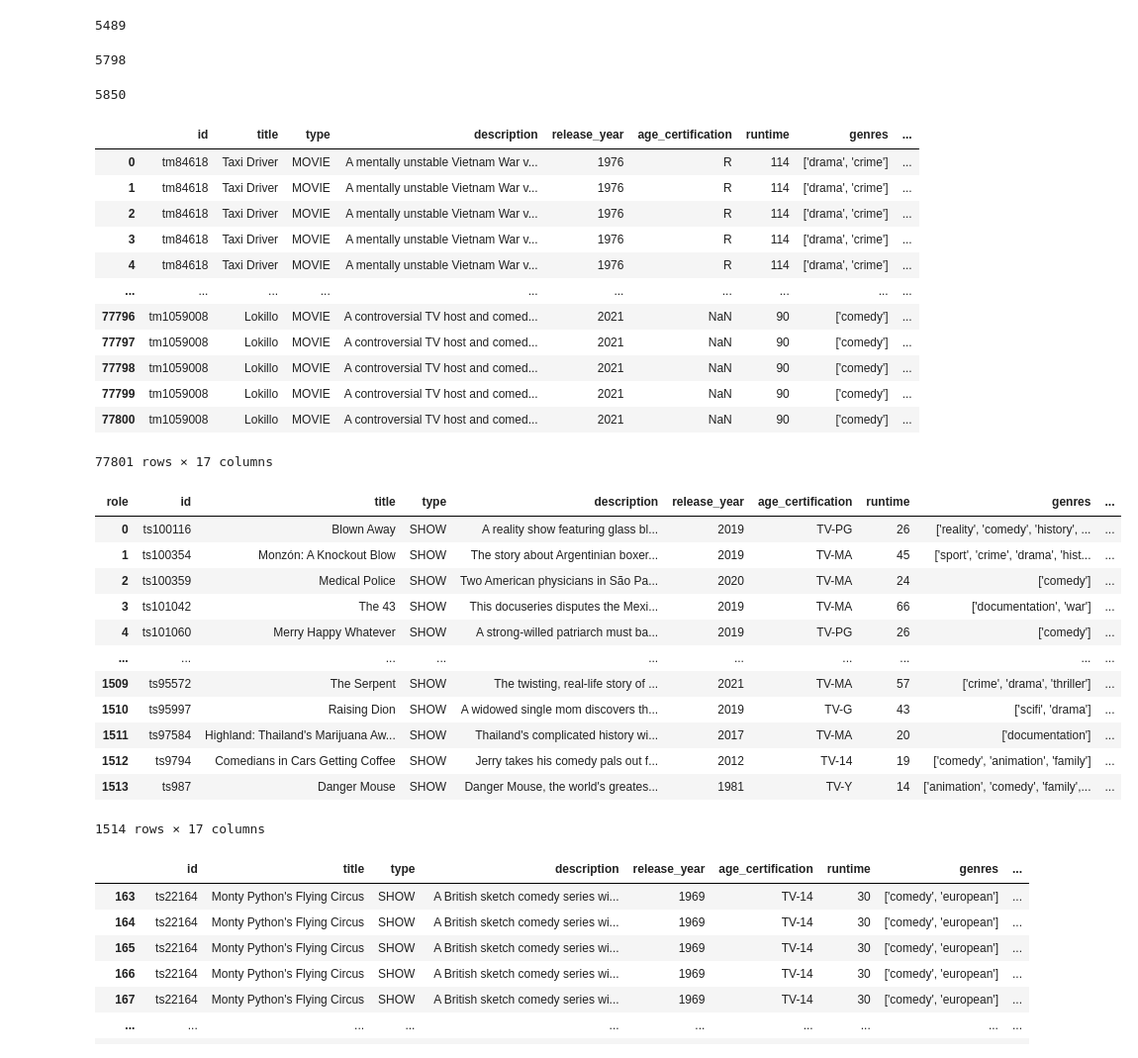
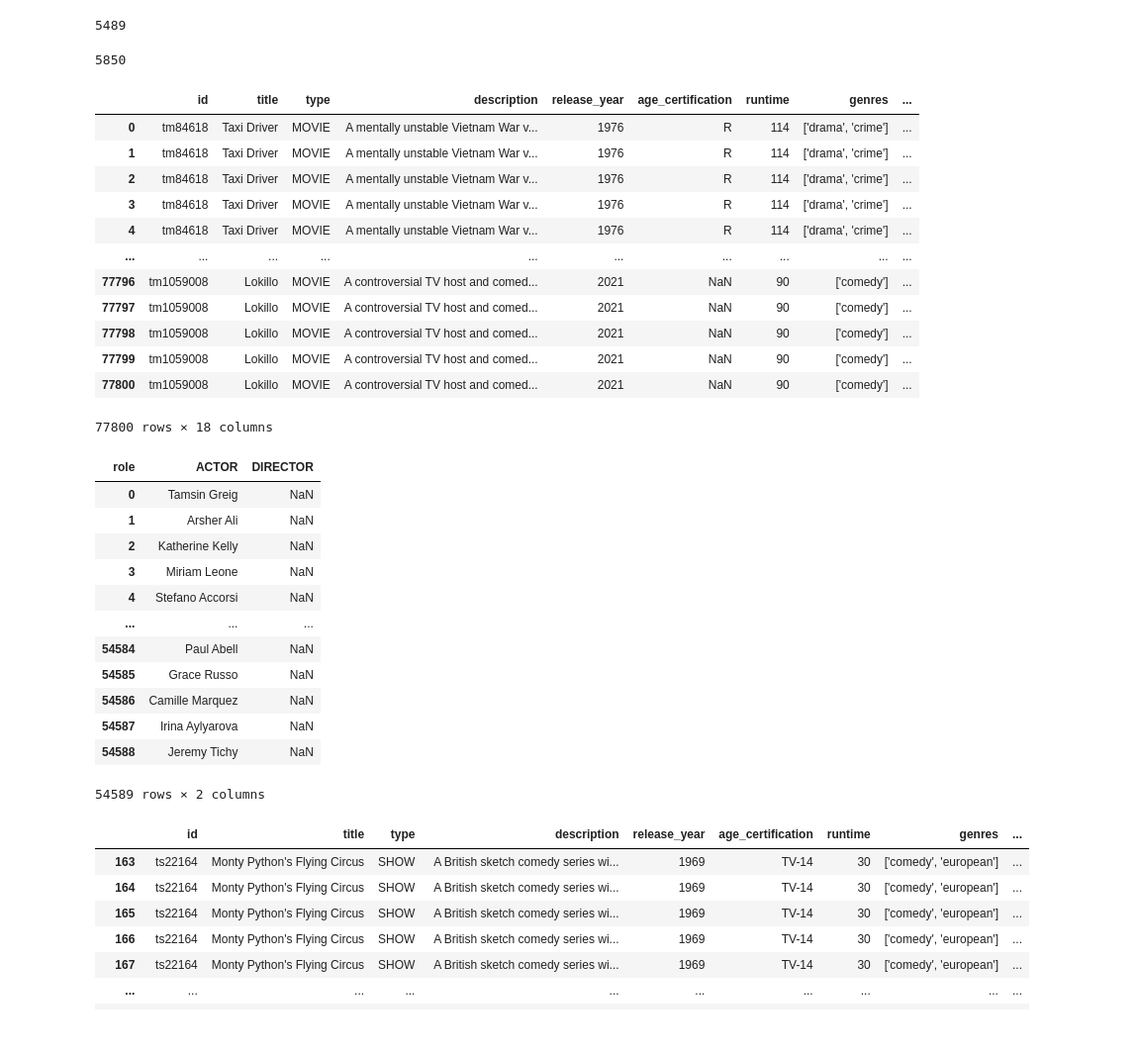
Before and after one commit to Vladboy2/EECS3401FinalProject, a Jupyter notebook: MovieShowPredictor.ipynb, the cells around one changed output. Shown: that part at 99% size. Saved outputs shown, nothing was run; the diff lists cells and outputs as text; code cells hidden in the pictures.

```diff
--- a/MovieShowPredictor.ipynb
+++ b/MovieShowPredictor.ipynb
@@ -11,19 +11,16 @@ unique_count = credits_df['id'].nunique()
 print(unique_count)
 # %% [output]
 5489
-# %%
-titles_df
-unique_count = titles_df['title'].nunique()
-print(unique_count)
-# duplicates = titles_df[titles_df.duplicated(subset=['title'], keep=False)]
-duplicate_values = titles_df['title'].duplicated().count()
-duplicate_values
-# %% [output]
-5798
-5850
+# %%
+titles_df
+unique_count = titles_df['id'].nunique()
+print(unique_count)
+# %% [output]
+5850
 # %%
 combined_df = pd.merge(titles_df, credits_df, left_on = "id", right_on = "id")
-combined_df = combined_df.drop('character', axis=1).drop('person_id', axis=1)
+combined_df = combined_df.drop('character', axis=1)
+combined_df.dropna(subset=['title'], inplace=True)
 combined_df
 # %% [output]
 |  | id | title | type | description | release_year | age_certification | runtime | genres | ... |
@@ -38,27 +35,33 @@ combined_df
 | 77798 | tm1059008 | Lokillo | MOVIE | A controversial TV host and comed... | 2021 | NaN | 90 | ['comedy'] | ... |
 | 77799 | tm1059008 | Lokillo | MOVIE | A controversial TV host and comed... | 2021 | NaN | 90 | ['comedy'] | ... |
 | 77800 | tm1059008 | Lokillo | MOVIE | A controversial TV host and comed... | 2021 | NaN | 90 | ['comedy'] | ... |
-77801 rows × 17 columns
+77800 rows × 18 columns
 # %%
-pivot_df = combined_df.pivot_table(index=['id', 'title', 'type', 'description', 'release_year', 'age_certification', 'runtime', 'genres', 'production_countries', 'seasons', 'imdb_id', 'imdb_score', 'imdb_votes', 'tmdb_popularity', 'tmdb_score'],
-                          columns='role',
-                          values='name',
-                          aggfunc=lambda x: ', '.join(x)).reset_index()
+# pivot_df = combined_df.pivot_table(index=['id', 'title', 'type', 'description', 'release_year', 'age_certification', 'runtime', 'genres', 'production_countries', 'seasons', 'imdb_id', 'imdb_score', 'imdb_votes', 'tmdb_popularity', 'tmdb_score'],
+#                           columns='role',
+#                           values='name',
+#                           aggfunc=lambda x: ', '.join(x)).reset_index()
+# pivot_df
+# Pivot the table
+pivot_df = combined_df.pivot_table(index=combined_df.index, columns='role', values='name', aggfunc='first')
+
+# Reset index if needed
+pivot_df.reset_index(drop=True, inplace=True)
 pivot_df
 # %% [output]
-| role | id | title | type | description | release_year | age_certification | runtime | genres | ... |
-| 0 | ts100116 | Blown Away | SHOW | A reality show featuring glass bl... | 2019 | TV-PG | 26 | ['reality', 'comedy', 'history', ... | ... |
-| 1 | ts100354 | Monzón: A Knockout Blow | SHOW | The story about Argentinian boxer... | 2019 | TV-MA | 45 | ['sport', 'crime', 'drama', 'hist... | ... |
-| 2 | ts100359 | Medical Police | SHOW | Two American physicians in São Pa... | 2020 | TV-MA | 24 | ['comedy'] | ... |
-| 3 | ts101042 | The 43 | SHOW | This docuseries disputes the Mexi... | 2019 | TV-MA | 66 | ['documentation', 'war'] | ... |
-| 4 | ts101060 | Merry Happy Whatever | SHOW | A strong-willed patriarch must ba... | 2019 | TV-PG | 26 | ['comedy'] | ... |
-| ... | ... | ... | ... | ... | ... | ... | ... | ... | ... |
-| 1509 | ts95572 | The Serpent | SHOW | The twisting, real-life story of ... | 2021 | TV-MA | 57 | ['crime', 'drama', 'thriller'] | ... |
-| 1510 | ts95997 | Raising Dion | SHOW | A widowed single mom discovers th... | 2019 | TV-G | 43 | ['scifi', 'drama'] | ... |
-| 1511 | ts97584 | Highland: Thailand's Marijuana Aw... | SHOW | Thailand's complicated history wi... | 2017 | TV-MA | 20 | ['documentation'] | ... |
-| 1512 | ts9794 | Comedians in Cars Getting Coffee | SHOW | Jerry takes his comedy pals out f... | 2012 | TV-14 | 19 | ['comedy', 'animation', 'family'] | ... |
-| 1513 | ts987 | Danger Mouse | SHOW | Danger Mouse, the world's greates... | 1981 | TV-Y | 14 | ['animation', 'comedy', 'family',... | ... |
+| role | ACTOR | DIRECTOR |
+| 0 | Tamsin Greig | NaN |
+| 1 | Arsher Ali | NaN |
+| 2 | Katherine Kelly | NaN |
+| 3 | Miriam Leone | NaN |
+| 4 | Stefano Accorsi | NaN |
+| ... | ... | ... |
+| 54584 | Paul Abell | NaN |
+| 54585 | Grace Russo | NaN |
+| 54586 | Camille Marquez | NaN |
+| 54587 | Irina Aylyarova | NaN |
+| 54588 | Jeremy Tichy | NaN |
-1514 rows × 17 columns
+54589 rows × 2 columns
 # %%
 shows = combined_df[combined_df['type'] != 'MOVIE']
 shows
```
